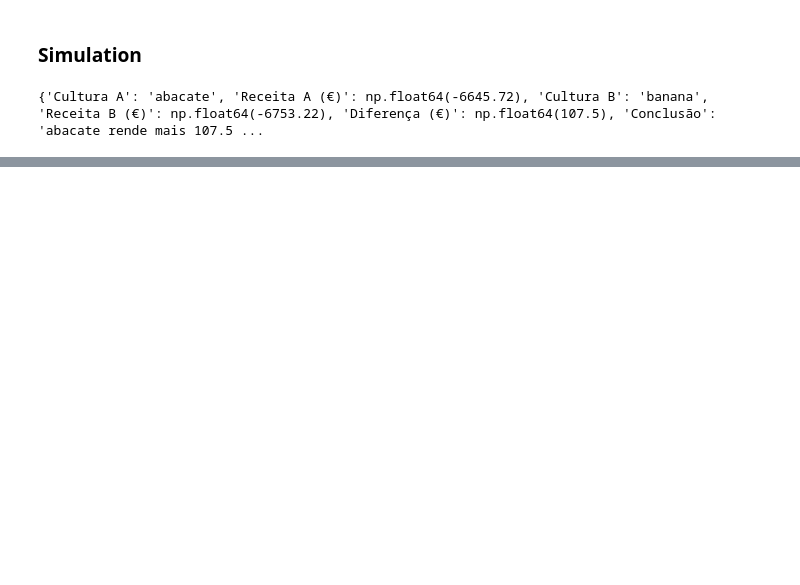
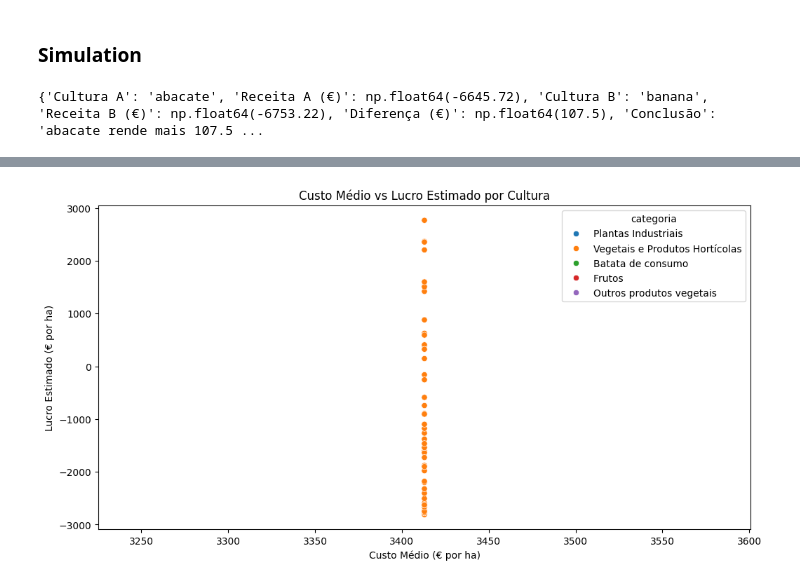
Before and after one commit to SofyMelvill/ironhack_final_project, a Jupyter notebook: Code/merging_data.ipynb, the cells around one changed output, grey strips where cells are left out. Drawn from its saved outputs; the diff is of its cells as text; code cells hidden in the pictures; blank space fills up the shorter version.

```diff
--- a/Code/merging_data.ipynb
+++ b/Code/merging_data.ipynb
@@ -674,0 +677,8 @@ df_tableau.to_excel(r"C:\Users\sofia\Documents\Data_Analytics_Ironhack\Projects\
+# %%
+custo_medio_categoria = {
+    "Vegetais e Produtos Hortícolas": 3413,
+    "Frutos": 10500
+}
+
+df_tableau["Custo_medio"] = df_tableau["categoria"].map(custo_medio_categoria)
+df_tableau["Lucro_estimado"] = (df_tableau["Preco"] * df_tableau["Producao"] / 100) - df_tableau["Custo_medio"]
@@ -674,0 +718,12 @@ df_tableau.to_excel(r"C:\Users\sofia\Documents\Data_Analytics_Ironhack\Projects\
+# %%
+#chart with custo medio and lucro estimado
+import matplotlib.pyplot as plt
+import seaborn as sns
+plt.figure(figsize=(12, 6))
+sns.scatterplot(data=df_tableau, x="Custo_medio", y="Lucro_estimado", hue="categoria")
+plt.title("Custo Médio vs Lucro Estimado por Cultura")
+plt.xlabel("Custo Médio (€ por ha)")
+plt.ylabel("Lucro Estimado (€ por ha)")
+plt.show()
+# %% [output]
+[figure, added]
```
Also changed, not shown: parts of 5 cells of this notebook, 4 other files.
